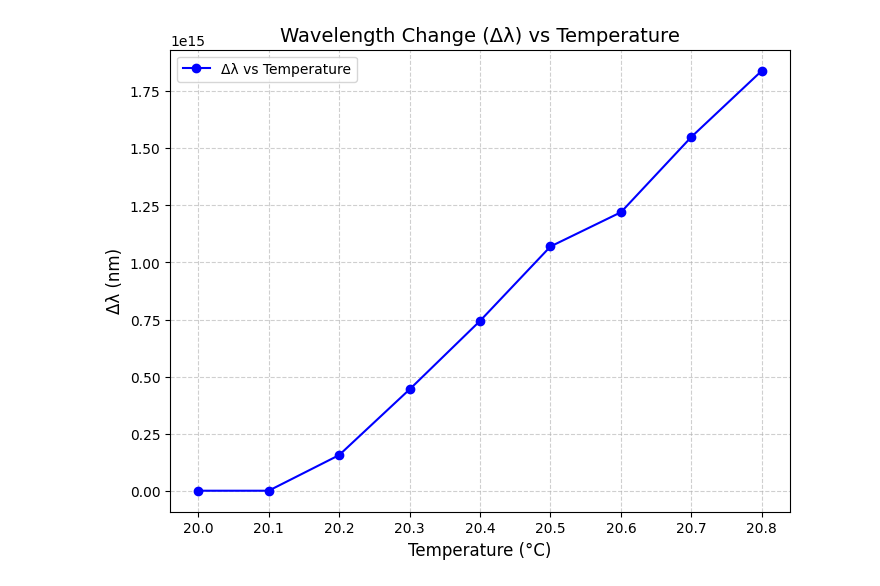
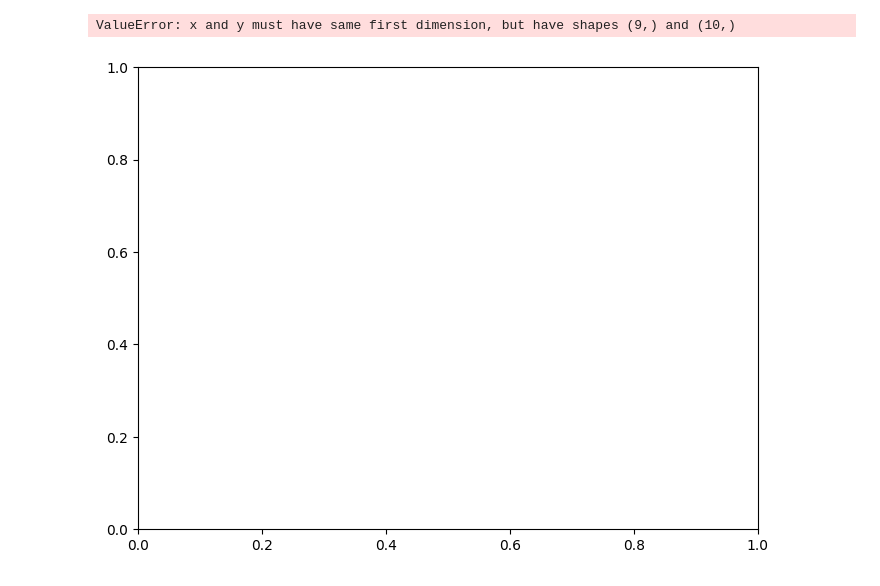
Before and after one commit to ErdhyErnando/python-for-opto-lab, a Jupyter notebook: EXP6/task31.ipynb, the cells around one changed output. Drawn from its saved outputs; the diff is of its cells as text; code cells hidden in the pictures.

```diff
--- a/EXP6/task31.ipynb
+++ b/EXP6/task31.ipynb
@@ -1,26 +1,28 @@
 # %%
 import matplotlib.pyplot as plt
 
 # Data
 temperature = [20.0, 20.1, 20.2, 20.3, 20.4, 20.5, 20.6, 20.7, 20.8]  # Temperature in °C
-delta_lambda = [0, 0, 1.56e14, 4.44e14, 7.44e14, 1.07e15, 1.22e15, 1.55e15, 1.84e15]  # Δλ in nm
+# delta_lambda = [0, 0, 1.56e14, 4.44e14, 7.44e14, 1.07e15, 1.22e15, 1.55e15, 1.84e15]  # Δλ in nm
+delta_lambda = [0, 0, 1.21E-14, 1.77E-14, 2.80E-14, 3.88E-14, 5.04E-14, 5.60E-14, 6.77E-14, 7.80E-14]  # Δλ in nm
 
 # Create the plot
 plt.figure(figsize=(8, 6))  # Set figure size
 plt.plot(temperature, delta_lambda, marker='o', linestyle='-', color='b', label='Δλ vs Temperature')
 
 # Add labels and title
 plt.xlabel('Temperature (°C)', fontsize=12)
 plt.ylabel('Δλ (nm)', fontsize=12)
 plt.title('Wavelength Change (Δλ) vs Temperature', fontsize=14)
 
 # Add grid
 plt.grid(True, linestyle='--', alpha=0.6)
 
 # Add legend
 plt.legend()
 
 # Show the plot
 plt.show()
 # %% [output]
+ValueError: x and y must have same first dimension, but have shapes (9,) and (10,)
-[figure, old version]
+[figure, new version]
```
Also changed, not shown: parts of 1 cell of this notebook, 3 other files.
